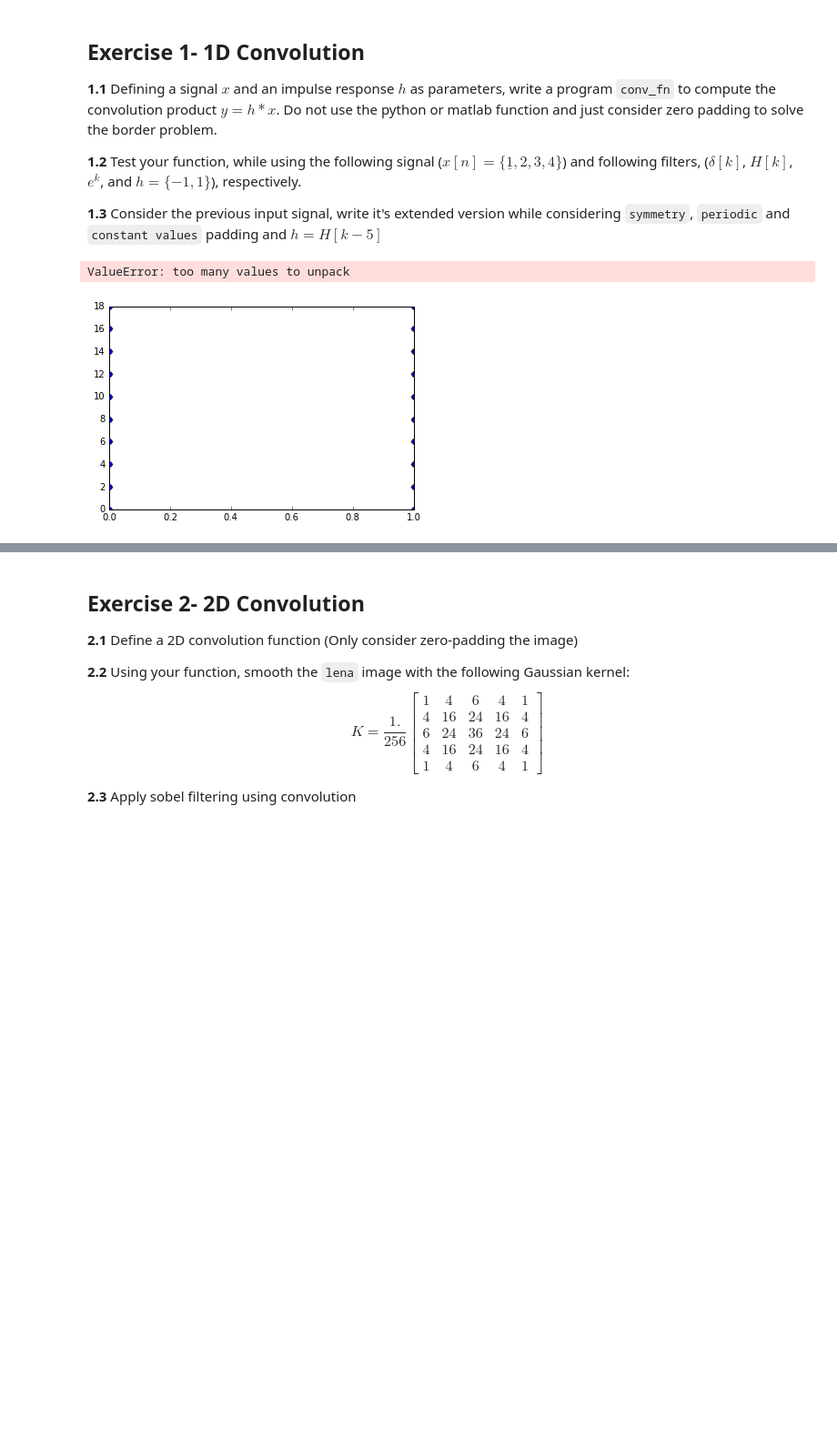
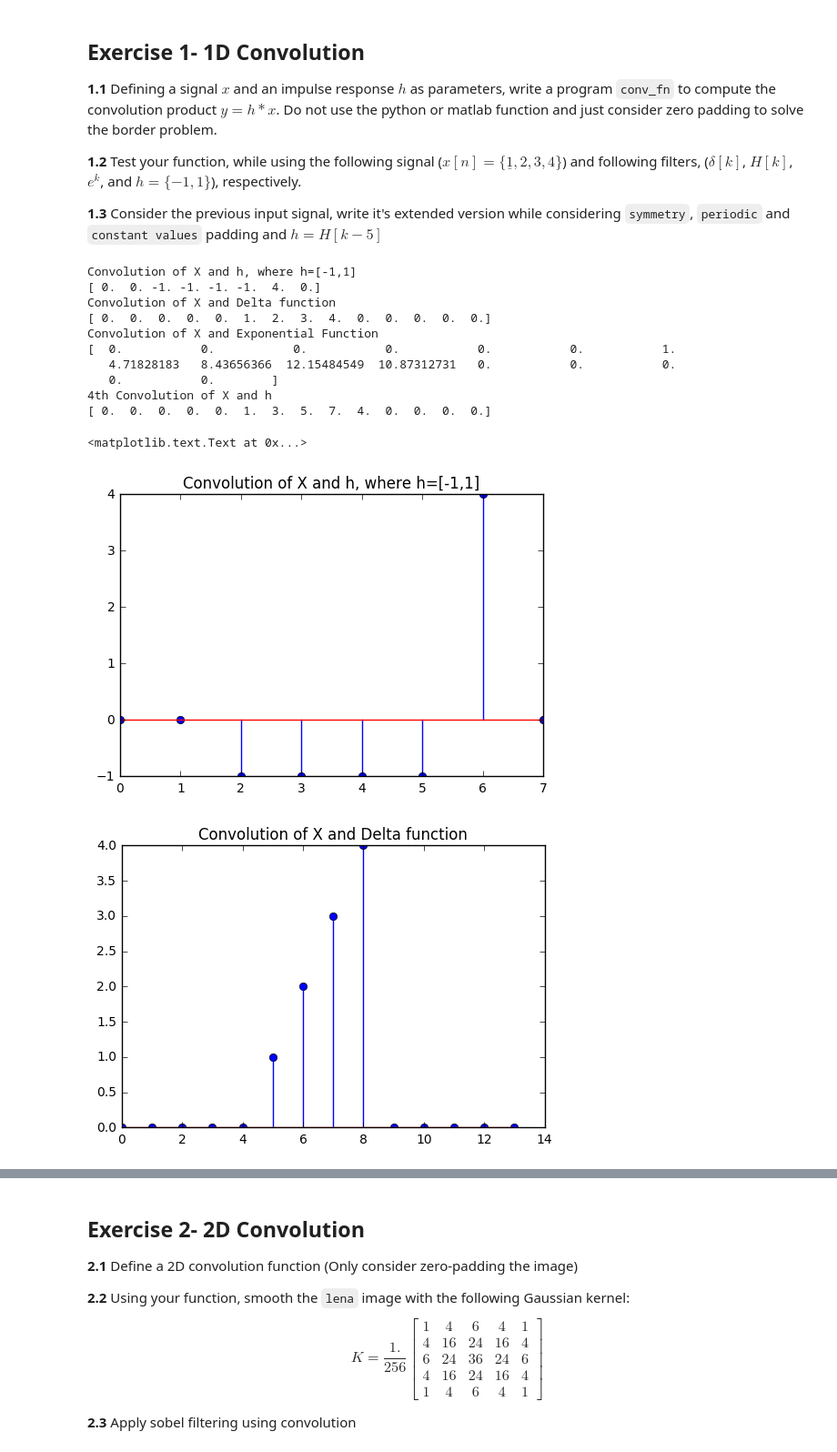
Before and after one commit to CarmenGenis/DSP-TP-1617, a Jupyter notebook: Lab3/python/Lab3.ipynb, the cells around one changed output, grey strips where cells are left out. Shown at 91% size. Saved outputs shown, nothing was run; the diff lists cells and outputs as text; code cells hidden in the pictures; blank space fills up the shorter version.

```diff
--- a/Lab3/python/Lab3.ipynb
+++ b/Lab3/python/Lab3.ipynb
@@ -71,14 +73,59 @@ def
-# %%
-y=(sigX(2,0))
-#plt.stem(y)
-Pmirrow = y[::-1]
-
-k=(y,Pmirrow)
-
-plt.stem(k)
-#plt.stem(Pmirrow)
-
-#plt.stem(Step(10))
-# %% [output]
-ValueError: too many values to unpack
-[figure, removed]
+# %%
+
+x = np.array([1, 2, 3, 4]) #Function X
+
+h = np.array([-1,1]) #Function H response
+h2 = DIRAC(0,5) #Redefine Dirac function
+
+#Creating an exponential signal
+h3 = np.zeros(6)
+for i in range(0,h3.size):
+    h3[i] = math.exp(i)
+
+#Redefine the box size to 5
+h4=Step (0,5)
+# %%
+#Printing Results
+
+print ('Convolution of X and h, where h=[-1,1]')
+conv1=Conv_fn(x,h)
+print(conv1)
+plt.figure()
+plt.stem(conv1)
+plt.title('Convolution of X and h, where h=[-1,1]')
+
+print ('Convolution of X and Delta function ')
+conv2=Conv_fn(x,h2)
+print(conv2)
+plt.figure()
+plt.stem(conv2)
+plt.title('Convolution of X and Delta function')
+
+print ('Convolution of X and Exponential Function ')
+conv3=Conv_fn(x,h3)
+print(conv3)
+plt.figure()
+plt.stem(conv3)
+plt.title('3 Convolution of X and Exponential Function')
+
+
+print ('4th Convolution of X and h ')
+conv4=Conv_fn(x,h4)
+print(conv4)
+plt.figure()
+plt.stem(conv4)
+plt.title('Convolution of X and h, where k is=5 ')
+# %% [output]
+Convolution of X and h, where h=[-1,1]
+[ 0.  0. -1. -1. -1. -1.  4.  0.]
+Convolution of X and Delta function
+[ 0.  0.  0.  0.  0.  1.  2.  3.  4.  0.  0.  0.  0.  0.]
+Convolution of X and Exponential Function
+[  0.           0.           0.           0.           0.           0.           1.
+   4.71828183   8.43656366  12.15484549  10.87312731   0.           0.           0.
+   0.           0.        ]
+4th Convolution of X and h
+[ 0.  0.  0.  0.  0.  1.  3.  5.  7.  4.  0.  0.  0.  0.]
+<matplotlib.text.Text at 0x...>
+[figure, added]
+[figure, added]
```
Also changed, not shown: parts of 7 cells of this notebook.
